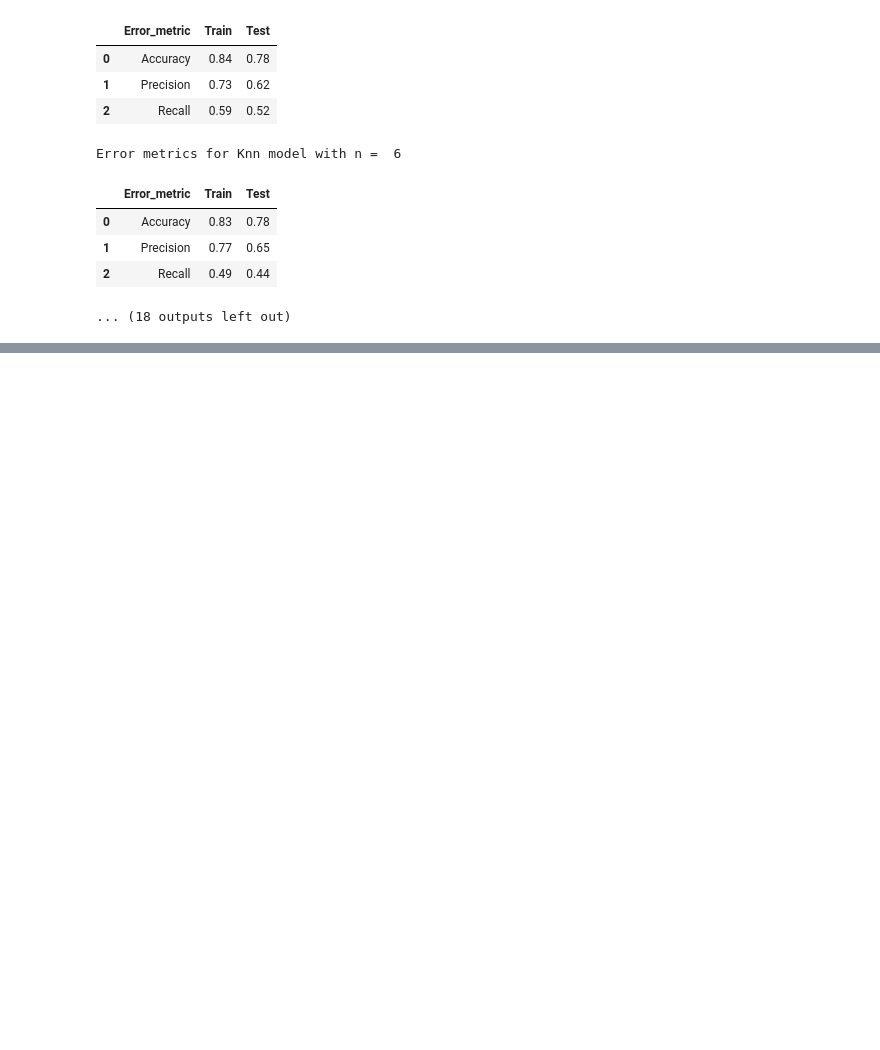
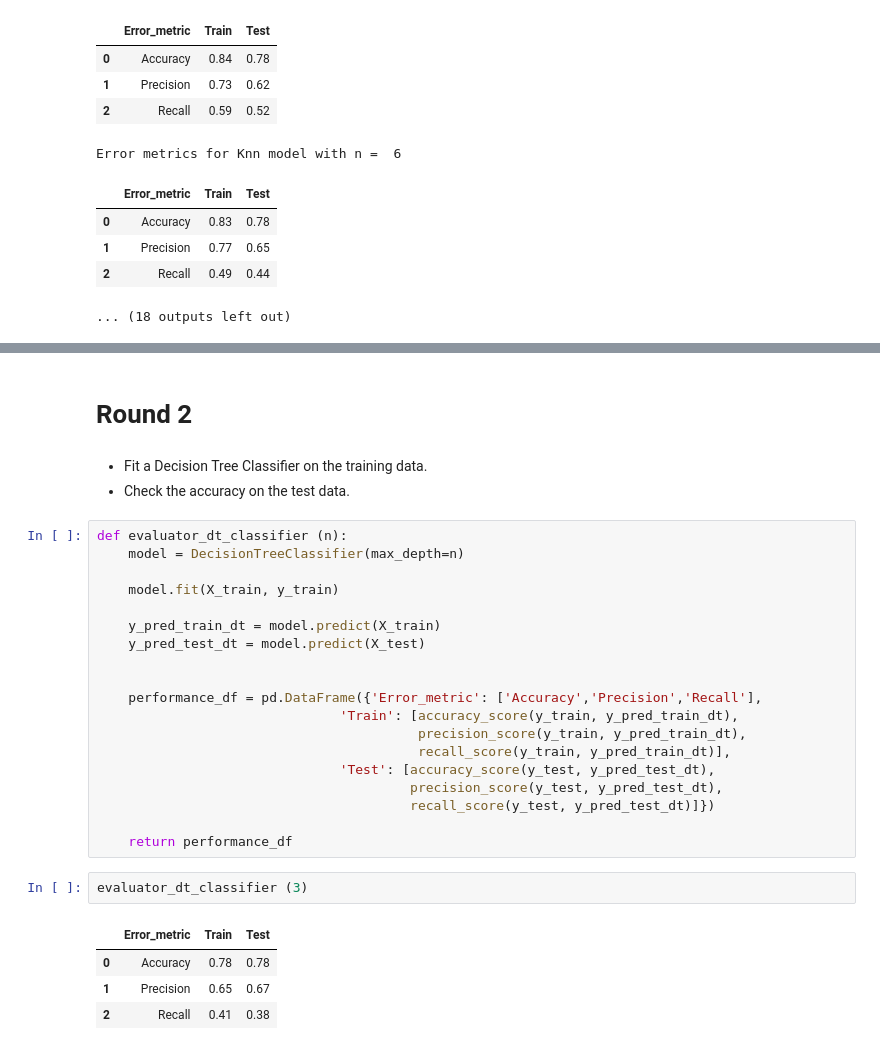
Before and after one commit to dablancog/Angelica_Ironhack_Labs, a Jupyter notebook: Week_7/Week_7_lab_classification_models-Copy1.ipynb, the cells around one changed output, grey strips where cells are left out. Saved outputs shown, nothing was run; the diff lists cells and outputs as text; blank space fills up the shorter version.

```diff
--- a/Week_7/Week_7_lab_classification_models-Copy1.ipynb
+++ b/Week_7/Week_7_lab_classification_models-Copy1.ipynb
@@ -276,0 +346,31 @@ Error metrics for Knn model with n =  6
+# %% [markdown]
+# Round 2
+# %% [markdown]
+- Fit a Decision Tree Classifier on the training data.
+- Check the accuracy on the test data.
+# %%
+def evaluator_dt_classifier (n):
+    model = DecisionTreeClassifier(max_depth=n)
+
+    model.fit(X_train, y_train)
+
+    y_pred_train_dt = model.predict(X_train)
+    y_pred_test_dt = model.predict(X_test)
+
+
+    performance_df = pd.DataFrame({'Error_metric': ['Accuracy','Precision','Recall'],
+                               'Train': [accuracy_score(y_train, y_pred_train_dt),
+                                         precision_score(y_train, y_pred_train_dt),
+                                         recall_score(y_train, y_pred_train_dt)],
+                               'Test': [accuracy_score(y_test, y_pred_test_dt),
+                                        precision_score(y_test, y_pred_test_dt),
+                                        recall_score(y_test, y_pred_test_dt)]})
+
+    return performance_df
+# %%
+evaluator_dt_classifier (3)
+# %% [output]
+|  | Error_metric | Train | Test |
+| 0 | Accuracy | 0.78 | 0.78 |
+| 1 | Precision | 0.65 | 0.67 |
+| 2 | Recall | 0.41 | 0.38 |
```
Also changed, not shown: parts of 10 cells of this notebook.
